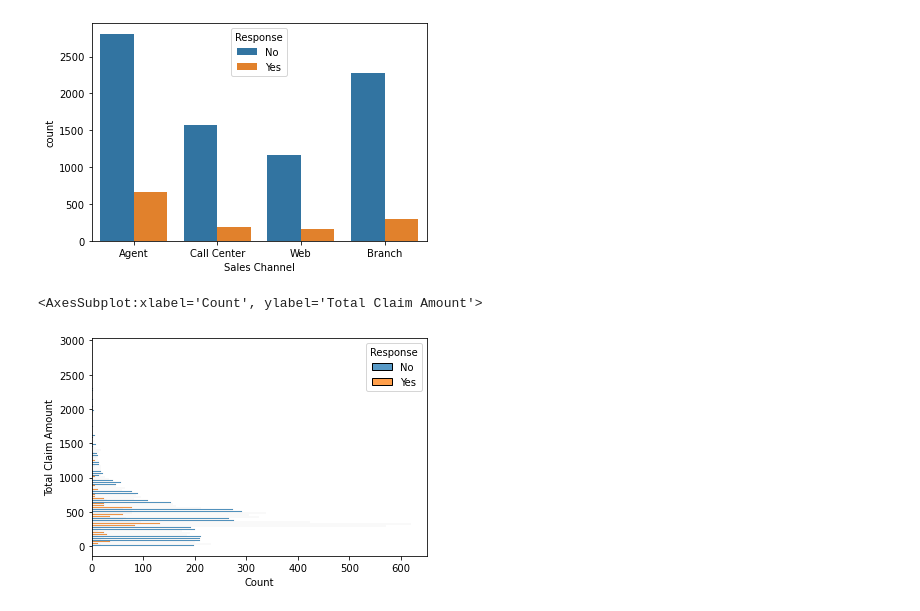
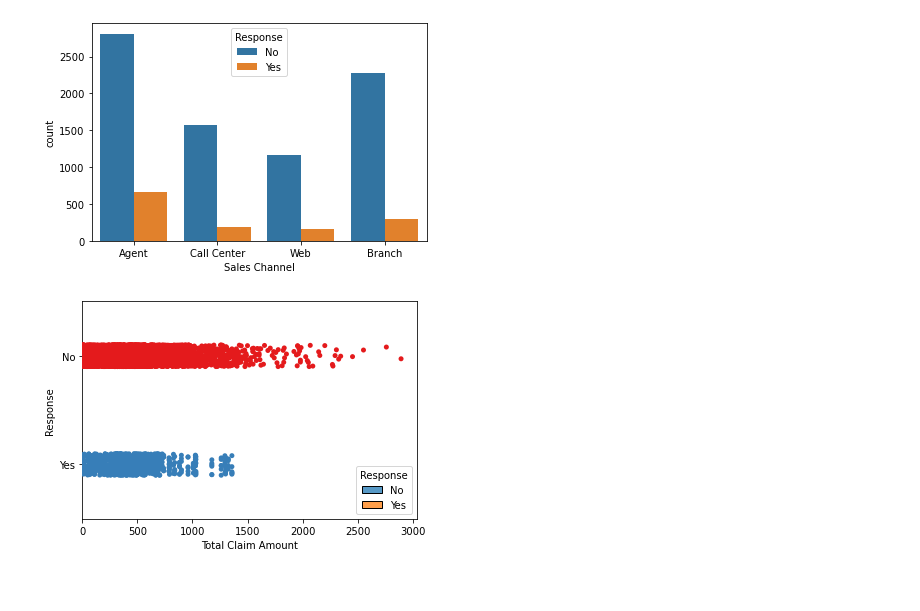
Before and after one commit to hectorfa17/lab-customer-analysis-round-3, a Jupyter notebook: Lab-Solution_HectorFontenla.ipynb, the cells around one changed output. Cells and saved outputs as stored; diff of their text form; code cells hidden in the pictures; blank space fills up the shorter version.

Commit message:
Solution for the lab with better graphics

```diff
--- a/Lab-Solution_HectorFontenla.ipynb
+++ b/Lab-Solution_HectorFontenla.ipynb
@@ -80,10 +80,10 @@ ax = sns.countplot(x="Sales Channel", hue="Response", data=datasafe)
 [figure]
 # %%
 #Show a plot of the response rate by the total claim amount.
-sns.histplot(data=datasafe, y="Total Claim Amount", hue="Response", multiple="dodge", shrink=.5)
+
+ax3 = sns.stripplot(x="Total Claim Amount", y="Response", palette="Set1", data=datasafe)
 # %% [output]
-<AxesSubplot:xlabel='Count', ylabel='Total Claim Amount'>
-[figure, old version]
+[figure, new version]
 # %%
 #Show a plot of the response rate by income.
 
```
Also changed, not shown: parts of 1 cell of this notebook.
